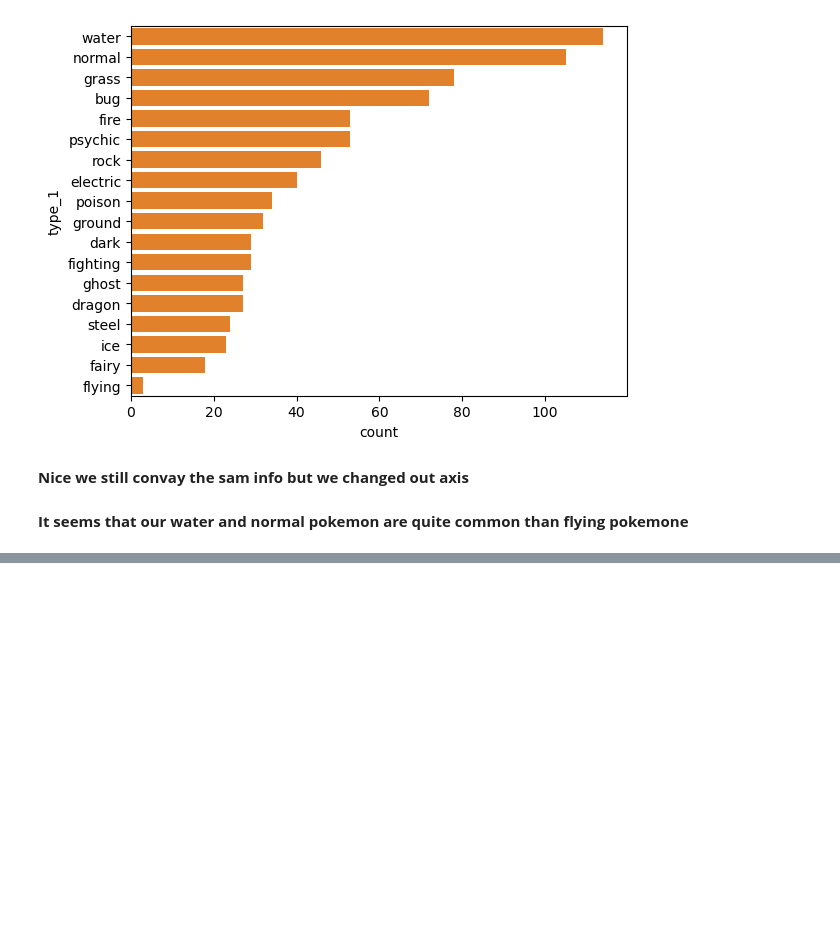
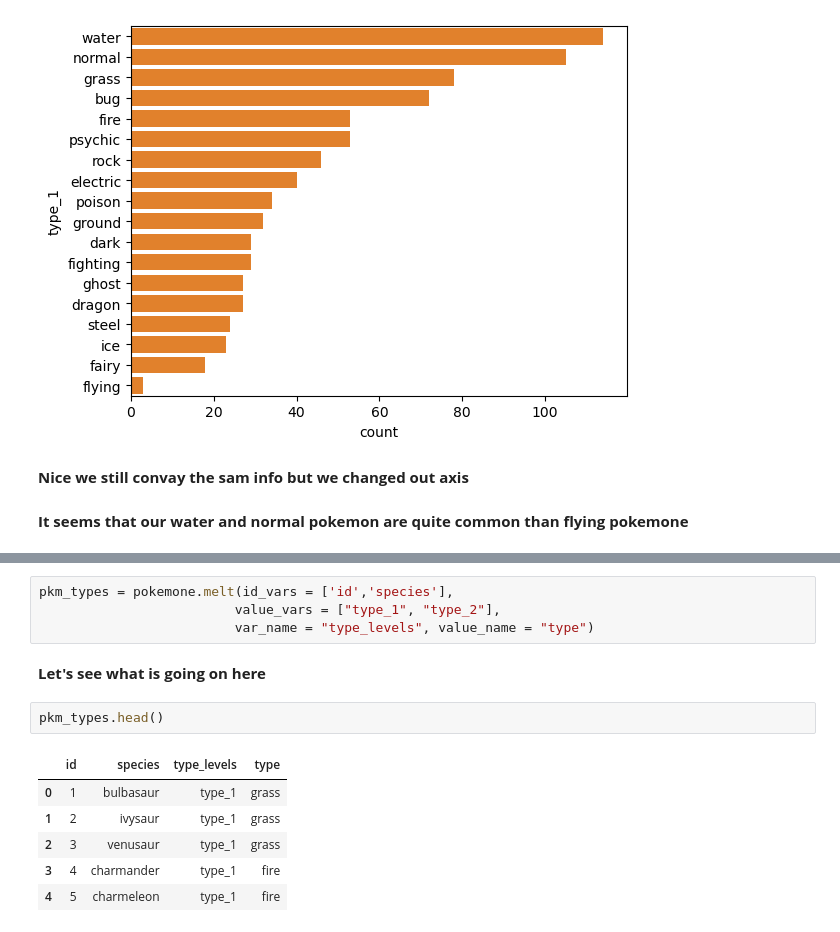
Before and after one commit to MNLobago/Uni-variate-visualization-, a Jupyter notebook: viz_viz.ipynb, the cells around one changed output, grey strips where cells are left out. Drawn from its saved outputs; the diff is of its cells as text; blank space fills up the shorter version.

```diff
--- a/viz_viz.ipynb
+++ b/viz_viz.ipynb
@@ -174,0 +186,15 @@ sb.countplot(data = pokemone,  y = "type_1", color = base_color, order = Order_t
+# %%
+pkm_types = pokemone.melt(id_vars = ['id','species'],
+                         value_vars = ["type_1", "type_2"],
+                         var_name = "type_levels", value_name = "type")
+# %% [markdown]
+**Let's see what is going on here**
+# %%
+pkm_types.head()
+# %% [output]
+|  | id | species | type_levels | type |
+| 0 | 1 | bulbasaur | type_1 | grass |
+| 1 | 2 | ivysaur | type_1 | grass |
+| 2 | 3 | venusaur | type_1 | grass |
+| 3 | 4 | charmander | type_1 | fire |
+| 4 | 5 | charmeleon | type_1 | fire |
```
Also changed, not shown: parts of 28 cells of this notebook, 1 other file.
